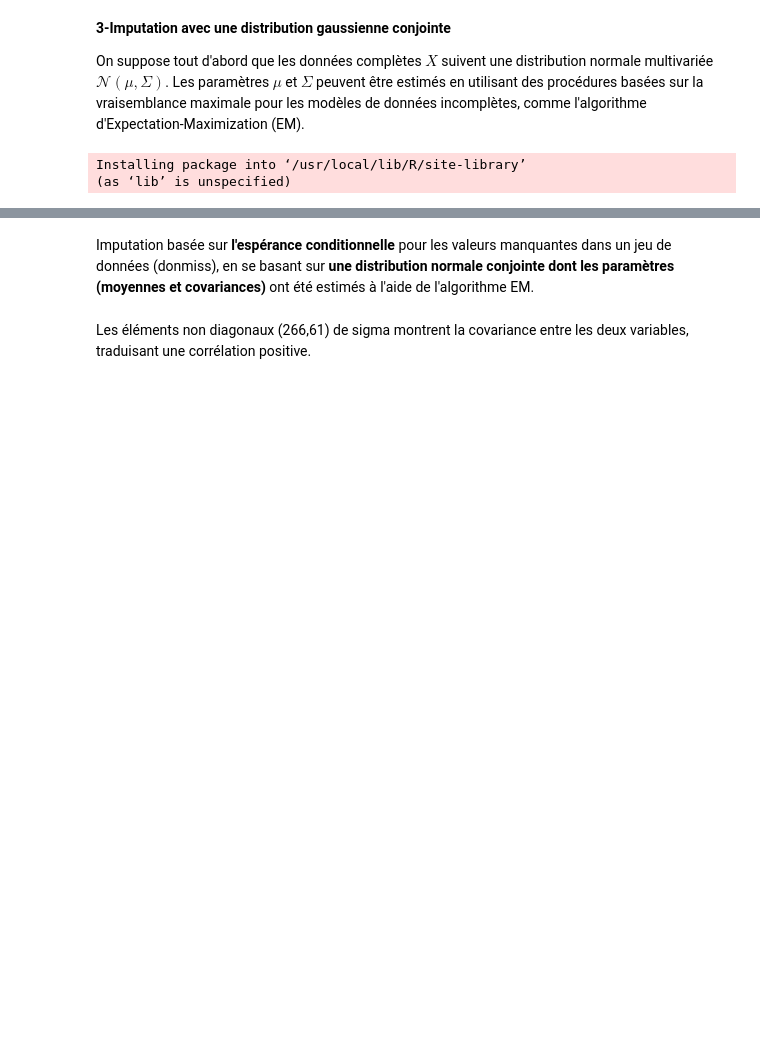
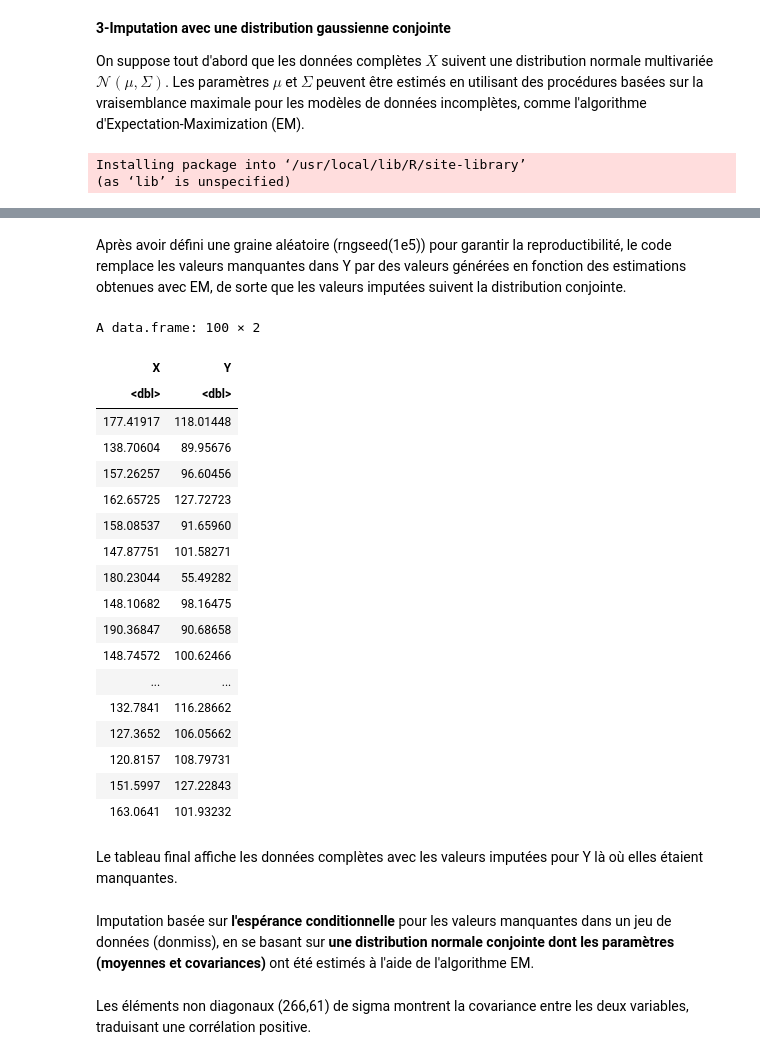
Before and after one commit to KOMBOU12/Marius, a Jupyter notebook: Introduction_par_Julie_Josse.ipynb, the cells around one changed output, grey strips where cells are left out. Saved outputs shown, nothing was run; the diff lists cells and outputs as text; code cells hidden in the pictures; blank space fills up the shorter version.

```diff
--- a/Introduction_par_Julie_Josse.ipynb
+++ b/Introduction_par_Julie_Josse.ipynb
@@ -687,0 +678,22 @@ ERROR: Error: object 'donmiss' not found
+# %%
+# Chargement de la bibliothèque norm
+library(norm)
+
+# Création d'un nouveau jeu de données avec valeurs manquantes
+set.seed(42)  # Pour la reproductibilité
+donnees <- data.frame(
+  X = rnorm(100, mean = 150, sd = 20),
+  Y = rnorm(100, mean = 100, sd = 15)
+)
+
+# Introduire des valeurs manquantes dans la colonne Y
+indice_manquant <- sample(1:100, 30)  # 30% de valeurs manquantes
+donnees$Y[indice_manquant] <- NA
+
+# Préparation pour l'imputation avec EM
+pre <- prelim.norm(as.matrix(donnees))
+thetahat <- em.norm(pre)
+
+# Extraction des paramètres estimés
+resultat <- getparam.norm(pre, thetahat)
+resultat
@@ -688,8 +710,33 @@ ERROR: Error: object 'donmiss' not found
+# %% [markdown]
+Après avoir défini une graine aléatoire (rngseed(1e5)) pour garantir la reproductibilité, le code remplace les valeurs manquantes dans Y par des valeurs générées en fonction des estimations obtenues avec EM, de sorte que les valeurs imputées suivent la distribution conjointe.
 # %%
 # Very important: rngseed MUST be called before using imp.norm
 # Imputation multiple en tirant des valeurs pour remplacer les valeurs manquantes dans un jeu de données
 rngseed(1e5)
-imp.draw <- imp.norm(pre,thetahat,donmiss)
+imp.draw <- imp.norm(pre,thetahat,donnees)
+imp.draw
+# %% [output]
+A data.frame: 100 × 2
+| X | Y |
+| <dbl> | <dbl> |
+| 177.41917 | 118.01448 |
+| 138.70604 | 89.95676 |
+| 157.26257 | 96.60456 |
+| 162.65725 | 127.72723 |
+| 158.08537 | 91.65960 |
+| 147.87751 | 101.58271 |
+| 180.23044 | 55.49282 |
+| 148.10682 | 98.16475 |
+| 190.36847 | 90.68658 |
+| 148.74572 | 100.62466 |
+| ... | ... |
+| 132.7841 | 116.28662 |
+| 127.3652 | 106.05662 |
+| 120.8157 | 108.79731 |
+| 151.5997 | 127.22843 |
+| 163.0641 | 101.93232 |
+# %% [markdown]
+Le tableau final affiche les données complètes avec les valeurs imputées pour Y là où elles étaient manquantes.
 # %% [markdown]
 Imputation basée sur **l'espérance conditionnelle** pour les valeurs manquantes dans un jeu de données (donmiss), en se basant sur **une distribution normale conjointe dont les paramètres (moyennes et covariances)** ont été estimés à l'aide de l'algorithme EM.
 # %%
```
Also changed, not shown: parts of 3 cells of this notebook.
